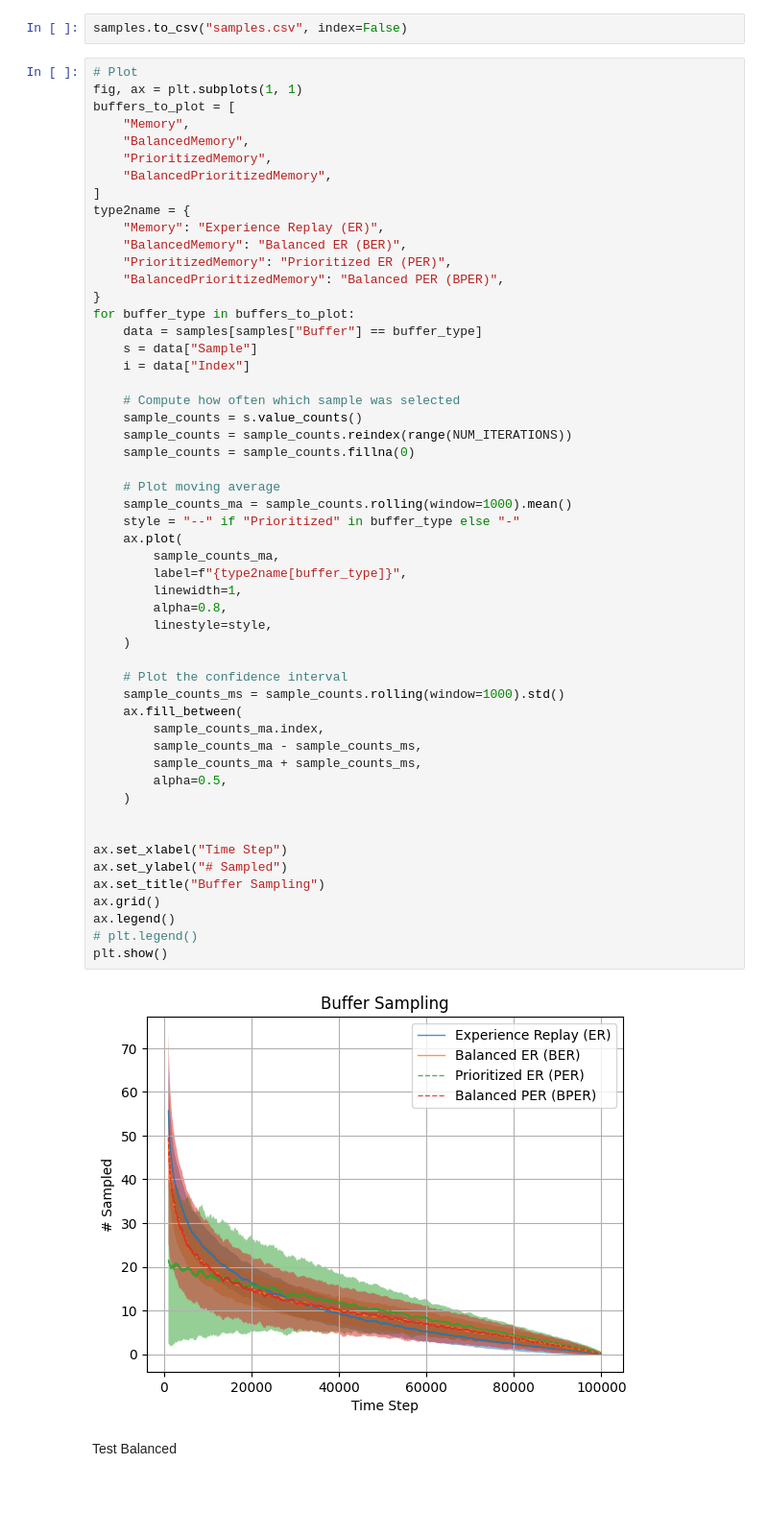
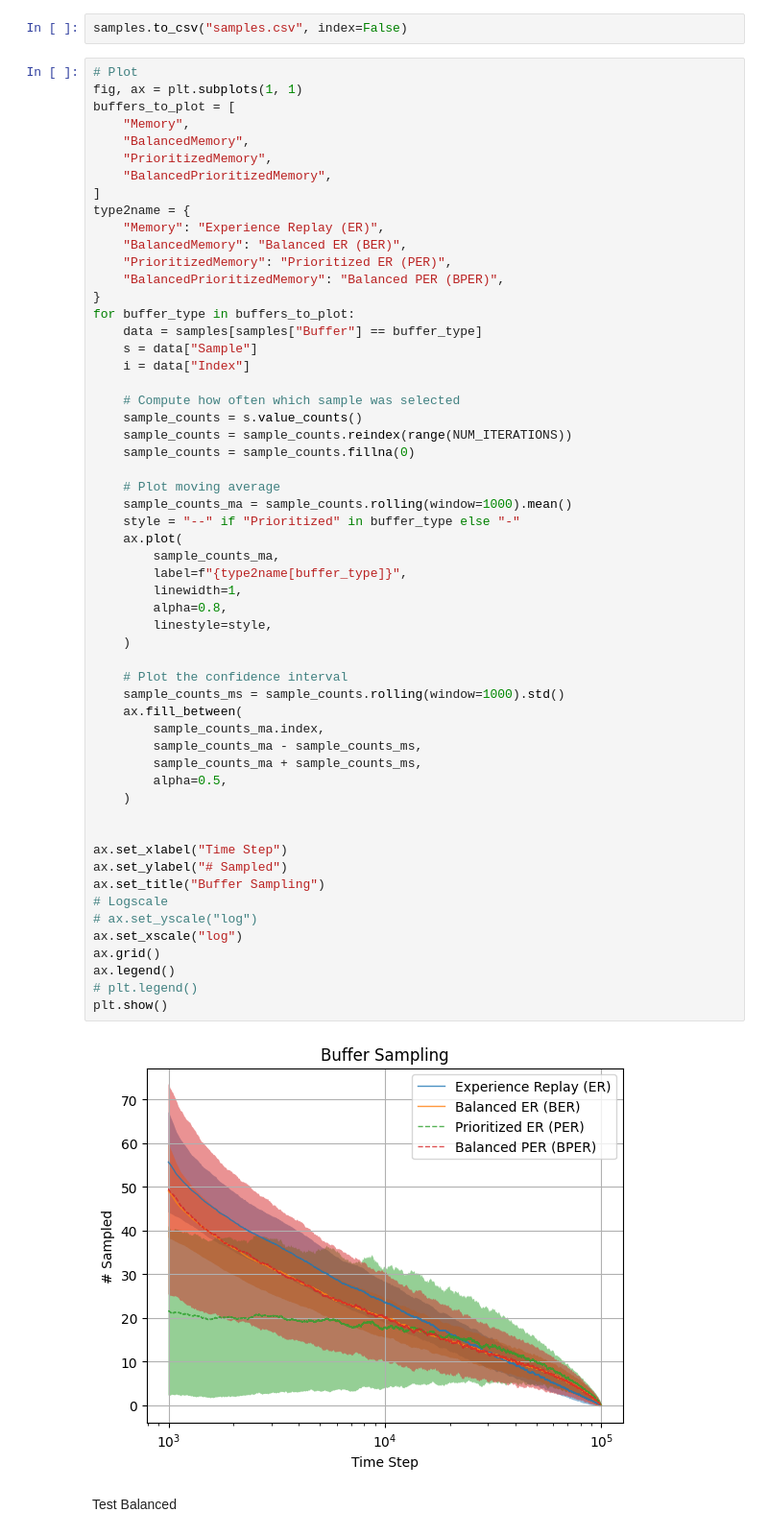
Before and after one commit to Super-T02/Reinforce-the-Puck, a Jupyter notebook: experiments/buffers.ipynb, the cells around one changed output. Shown: that part at 96% size. Cells and saved outputs as stored; diff of their text form; blank space fills up the shorter version.

```diff
--- a/experiments/buffers.ipynb
+++ b/experiments/buffers.ipynb
@@ -181,34 +181,37 @@ for buffer_type in buffers_to_plot:
 
     # Plot moving average
     sample_counts_ma = sample_counts.rolling(window=1000).mean()
     style = "--" if "Prioritized" in buffer_type else "-"
     ax.plot(
         sample_counts_ma,
         label=f"{type2name[buffer_type]}",
         linewidth=1,
         alpha=0.8,
         linestyle=style,
     )
 
     # Plot the confidence interval
     sample_counts_ms = sample_counts.rolling(window=1000).std()
     ax.fill_between(
         sample_counts_ma.index,
         sample_counts_ma - sample_counts_ms,
         sample_counts_ma + sample_counts_ms,
         alpha=0.5,
     )
 
 
 ax.set_xlabel("Time Step")
 ax.set_ylabel("# Sampled")
 ax.set_title("Buffer Sampling")
+# Logscale
+# ax.set_yscale("log")
+ax.set_xscale("log")
 ax.grid()
 ax.legend()
 # plt.legend()
 plt.show()
 # %% [output]
-[figure, old version]
+[figure, new version]
 # %% [markdown]
 Test Balanced
 # %%
```
Also changed, not shown: parts of 1 cell of this notebook, 9 other files.
